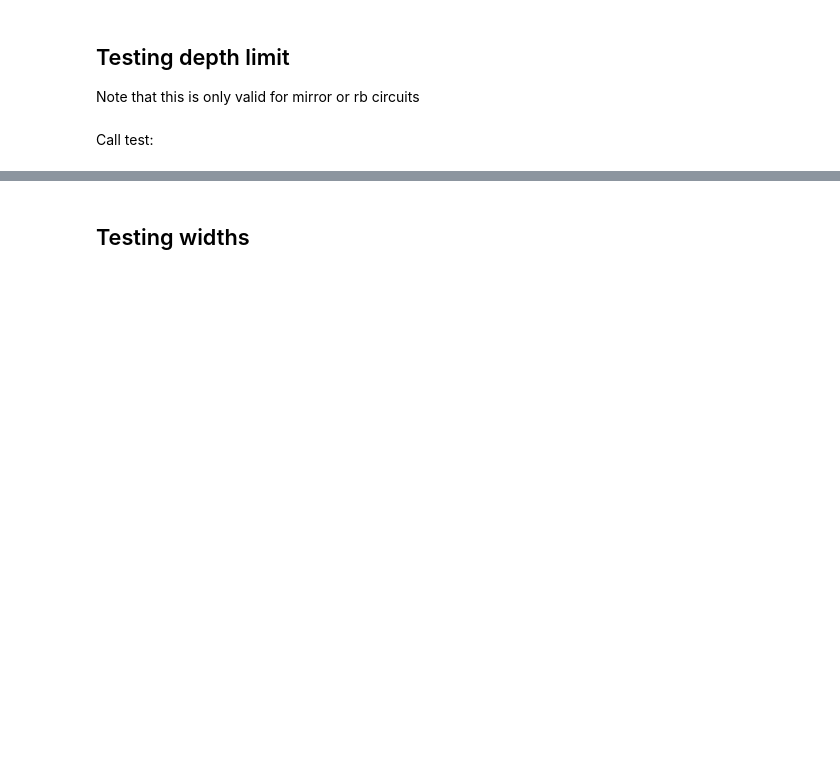
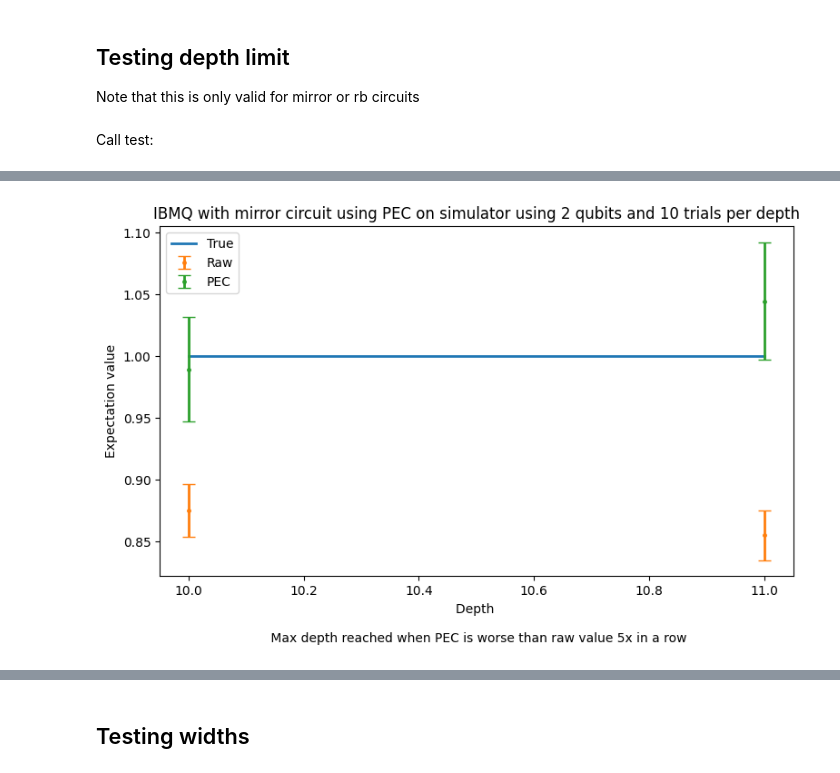
Before and after one commit to irvingatchem/EE522_25_3, a Jupyter notebook: Notebooks/PECDepth.ipynb, the cells around one changed output, grey strips where cells are left out. Cells and saved outputs as stored; diff of their text form; code cells hidden in the pictures; blank space fills up the shorter version.

Commit message:
Added error plots

```diff
--- a/Notebooks/PECDepth.ipynb
+++ b/Notebooks/PECDepth.ipynb
@@ -415,13 +415,13 @@ def test_depths(depths, trials, n_qubits, shots, num_samples, circuit_type):
 # %% [markdown]
 Call test:
 # %%
-# depths = np.arange(10,201)
-# trials = 10
-# n_qubits = 2
-# noisy_backend = GenericBackendV2(n_qubits)
-# shots = 10000
-# num_samples = 100
-# circuit_type= "mirror" # "rb"
-# save_data = False
+depths = np.arange(10,12)
+trials = 10
+n_qubits = 2
+noisy_backend = GenericBackendV2(n_qubits)
+shots = 10000
+num_samples = 100
+circuit_type= "mirror" # "rb"
+save_data = False
 
-# cnot_counts, oneq_counts, true_values, noisy_values, pec_values, avg_true_values, avg_noisy_values, avg_pec_values, std_true_values, std_noisy_values, std_pec_values = test_depths(depths, trials, n_qubits, shots, num_samples, circuit_type)
+cnot_counts, oneq_counts, true_values, noisy_values, pec_values, avg_true_values, avg_noisy_values, avg_pec_values, std_true_values, std_noisy_values, std_pec_values = test_depths(depths, trials, n_qubits, shots, num_samples, circuit_type)
@@ -428,34 +435,35 @@ Call test:
 # %%
-# plt.figure(figsize=(9, 5))
-# plot_depths = depths[:len(avg_true_values)]
-# kwargs = {"capsize": 5, "lw": 2}
+plt.figure(figsize=(9, 5))
+plot_depths = depths[:len(avg_true_values)]
+kwargs = {"capsize": 5, "lw": 2}
 
-# plt.plot(plot_depths, avg_true_values, label="True", lw=2)
+plt.plot(plot_depths, avg_true_values, label="True", lw=2)
 
-# plt.errorbar(plot_depths, avg_noisy_values, yerr=std_noisy_values, label="Raw", **kwargs, fmt='o', ms=2.5)
-# plt.errorbar(plot_depths, avg_pec_values, yerr=std_pec_values, label="PEC", **kwargs, fmt='o', ms=2.5)
+plt.errorbar(plot_depths, avg_noisy_values, yerr=std_noisy_values, label="Raw", **kwargs, fmt='o', ms=2.5)
+plt.errorbar(plot_depths, avg_pec_values, yerr=std_pec_values, label="PEC", **kwargs, fmt='o', ms=2.5)
 
-# plt.xlabel("Depth \n \n Max depth reached when PEC is worse than raw value 5x in a row")
-# plt.ylabel("Expectation value")
-# plt.title(f"""IBMQ with {circuit_type} circuit using PEC on simulator using {n_qubits} qubits and {trials} trials per depth""")
-# plt.legend()
+plt.xlabel("Depth \n \n Max depth reached when PEC is worse than raw value 5x in a row")
+plt.ylabel("Expectation value")
+plt.title(f"""IBMQ with {circuit_type} circuit using PEC on simulator using {n_qubits} qubits and {trials} trials per depth""")
+plt.legend()
 
-# # save_data = True
+# save_data = True
+import datetime
+if save_data == True:
 
-# import datetime
-# if save_data == True:
+    dir_name = f"IBMQ_PEC_{circuit_type}_nqubits_{n_qubits}_shots_{shots}_trials_{trials}_Test_Depths"
+    time_key = datetime.datetime.now().strftime("%Y-%m-%d_%H-%M-%S")
+    try:
+        os.mkdir(dir_name)
+    except FileExistsError:
+        pass
+    plt.savefig(os.path.join(dir_name,f"IBMQ_PEC_{circuit_type}_{n_qubits}"+ time_key +".pdf"))
+    np.savetxt(os.path.join(dir_name, "cnot_counts" + time_key + ".txt"), cnot_counts)
+    np.savetxt(os.path.join(dir_name, "oneq_counts" + time_key + ".txt"), oneq_counts)
+    np.savetxt(os.path.join(dir_name, "true_values" + time_key + ".txt"), true_values)
+    np.savetxt(os.path.join(dir_name, "noisy_values" + time_key + ".txt"), noisy_values)
+    np.savetxt(os.path.join(dir_name, "pec_values" + time_key + ".txt"), pec_values)
 
-#     dir_name = f"IBMQ_PEC_{circuit_type}_nqubits_{n_qubits}_shots_{shots}_trials_{trials}_Test_Depths"
-#     time_key = datetime.datetime.now().strftime("%Y-%m-%d_%H-%M-%S")
-#     try:
-#         os.mkdir(dir_name)
-#     except FileExistsError:
-#         pass
-#     plt.savefig(os.path.join(dir_name,f"IBMQ_PEC_{circuit_type}_{n_qubits}"+ time_key +".pdf"))
-#     np.savetxt(os.path.join(dir_name, "cnot_counts" + time_key + ".txt"), cnot_counts)
-#     np.savetxt(os.path.join(dir_name, "oneq_counts" + time_key + ".txt"), oneq_counts)
-#     np.savetxt(os.path.join(dir_name, "true_values" + time_key + ".txt"), true_values)
-#     np.savetxt(os.path.join(dir_name, "noisy_values" + time_key + ".txt"), noisy_values)
-#     np.savetxt(os.path.join(dir_name, "pec_values" + time_key + ".txt"), pec_values)
-
-#     print("Data saved succesfully in", dir_name)
+    print("Data saved succesfully in", dir_name)
+# %% [output]
+[figure, added]
```
Also changed, not shown: parts of 5 cells of this notebook.
